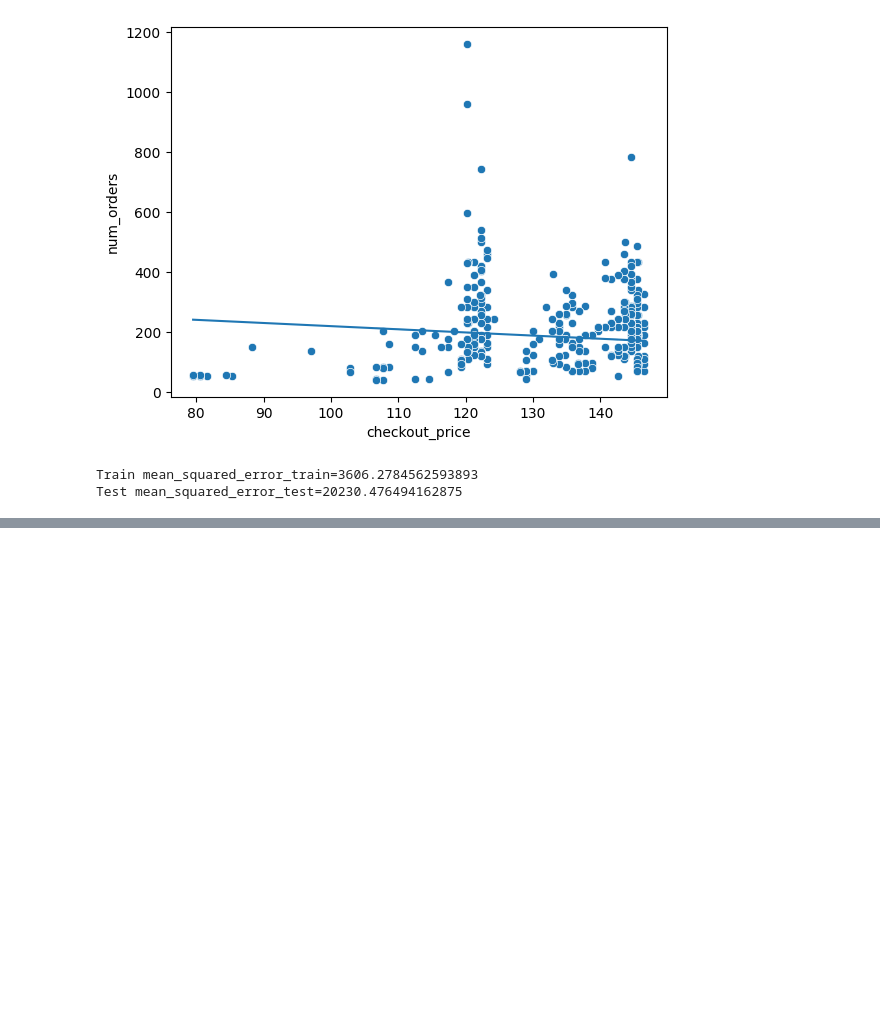
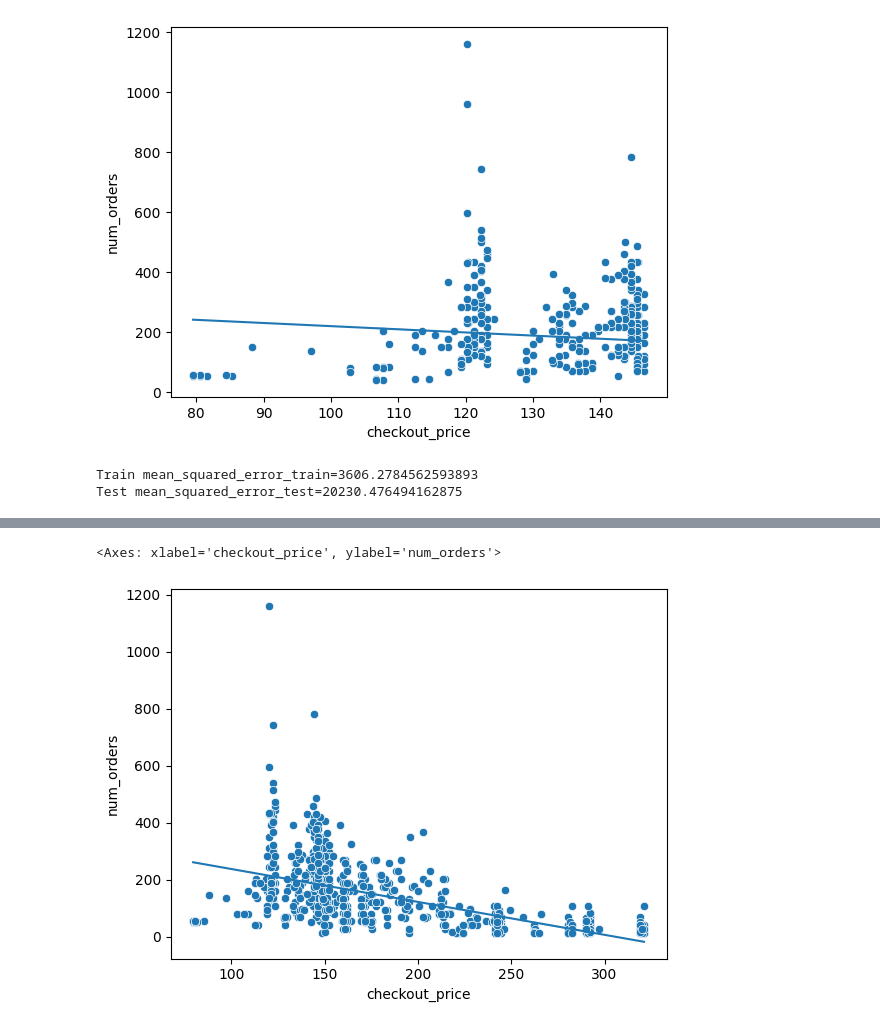
Before and after one commit to pm012/DataScience_sandbox, a Jupyter notebook: notebooks/module3/module_03_2.ipynb, the cells around one changed output, grey strips where cells are left out. Drawn from its saved outputs; the diff is of its cells as text; code cells hidden in the pictures; blank space fills up the shorter version.

```diff
--- a/notebooks/module3/module_03_2.ipynb
+++ b/notebooks/module3/module_03_2.ipynb
@@ -193,0 +208,15 @@ Test mean_squared_error_test=20230.476494162875
+# %%
+x = train_data["checkout_price"].to_numpy().reshape(-1,1)
+y = train_data["num_orders"].to_numpy()
+
+model = LinearRegression().fit(x,y)
+train_data["predictions"] = model.predict(x)
+
+x_test = test_data['checkout_price'].to_numpy().reshape(-1,1)
+test_data["predictions"] = model.predict(x_test)
+# %%
+sns.scatterplot(x='checkout_price', y='num_orders', data = train_data)
+sns.lineplot(data=train_data, x='checkout_price', y = 'predictions')
+# %% [output]
+<Axes: xlabel='checkout_price', ylabel='num_orders'>
+[figure, added]
```
Also changed, not shown: parts of 14 cells of this notebook.
